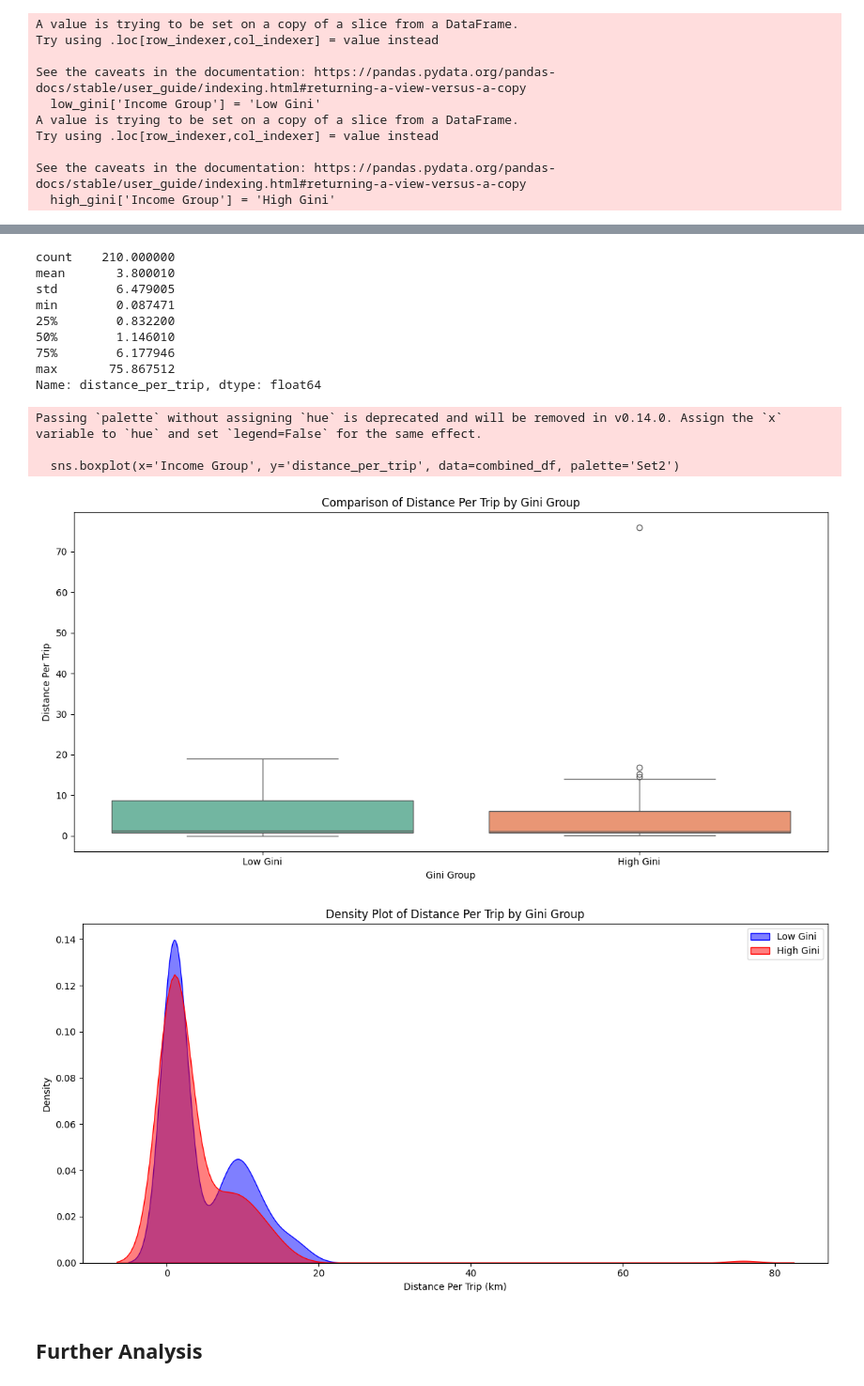
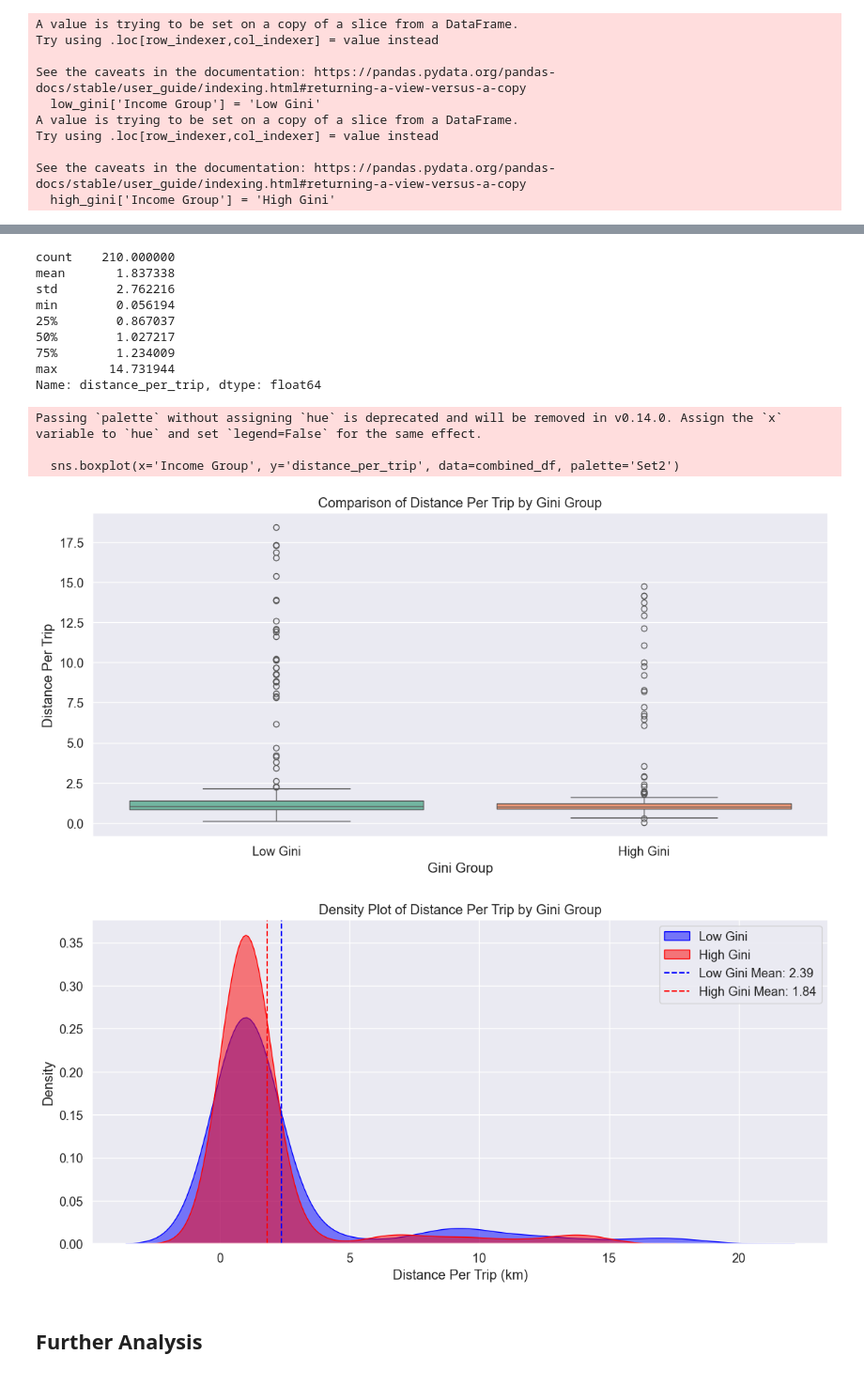
Before and after one commit to carobs9/thesis_project, a Jupyter notebook: trip_analysis/trip_analysis.ipynb, the cells around one changed output, grey strips where cells are left out. Shown: that part at 94% size. Saved outputs shown, nothing was run; the diff lists cells and outputs as text; code cells hidden in the pictures.

Commit message:
updated figures

```diff
--- a/trip_analysis/trip_analysis.ipynb
+++ b/trip_analysis/trip_analysis.ipynb
@@ -8,6 +8,8 @@ import seaborn as sns
 import matplotlib.pyplot as plt
 import matplotlib.ticker as mticker
 from utils import build_trip_count, build_distance_count, get_district_names, normalize_by_pop, get_income_data, add_quantiles
+# %%
+sns.set(font_scale=1.2)
 # %%
 if cfg.type_of_study == 'month':
     all_viajes = pd.read_csv(cfg.VIAJES_DATA / 'all_viajes_month_0322.csv', thousands='.',decimal=',')  # Subtracting trips in Madrid districts during March 2022
@@ -18,5 +20,8 @@ elif cfg.type_of_study == 'week':
 elif cfg.type_of_study == 'two_weeks':
     all_viajes = pd.read_csv(cfg.VIAJES_DATA / 'viajes_two_weeks_0322.csv', thousands='.',decimal=',')  # Subtracting trips in Madrid districts during 2 weeks
     data_name = 'Two Weeks'
+elif cfg.type_of_study == 'weekend':
+    all_viajes = pd.read_csv(cfg.VIAJES_DATA / 'viajes_weekend_0322.csv', thousands='.',decimal=',')  # Subtracting trips in Madrid districts during 2 weeks
+    data_name = 'Weekend'
 else:
     raise ValueError('No time of study has been set')
@@ -332,13 +331,13 @@ Name: distance_per_trip, dtype: float64
 high_gini['distance_per_trip'].describe()
 # %% [output]
 count    210.000000
-mean       3.800010
-std        6.479005
-min        0.087471
-25%        0.832200
-50%        1.146010
-75%        6.177946
-max       75.867512
+mean       1.837338
+std        2.762216
+min        0.056194
+25%        0.867037
+50%        1.027217
+75%        1.234009
+max       14.731944
 Name: distance_per_trip, dtype: float64
 # %%
 combined_df = pd.concat([low_gini, high_gini])
@@ -359,21 +358,27 @@ plt.show()
 Passing `palette` without assigning `hue` is deprecated and will be removed in v0.14.0. Assign the `x` variable to `hue` and set `legend=False` for the same effect.
 
   sns.boxplot(x='Income Group', y='distance_per_trip', data=combined_df, palette='Set2')
-[figure, old version]
+[figure, new version]
 # %%
 plt.figure(figsize=(12, 6))
 sns.kdeplot(low_gini['distance_per_trip'], label='Low Gini', fill=True, color='blue', alpha=0.5)
 sns.kdeplot(high_gini['distance_per_trip'], label='High Gini', fill=True, color='red', alpha=0.5)
+
+low_gini_mean = low_gini['distance_per_trip'].mean()
+high_gini_mean = high_gini['distance_per_trip'].mean()
+
+plt.axvline(low_gini_mean, color='blue', linestyle='--', label=f'Low Gini Mean: {low_gini_mean:.2f}')
+plt.axvline(high_gini_mean, color='red', linestyle='--', label=f'High Gini Mean: {high_gini_mean:.2f}')
 
 plt.title('Density Plot of Distance Per Trip by Gini Group')
 plt.xlabel('Distance Per Trip (km)')
 plt.ylabel('Density')
 plt.legend()
 plt.tight_layout()
 plt.savefig(cfg.FIGURES_PATH / 'distance_per_trip_gini_density.png', dpi=300)
 plt.show()
 # %% [output]
-[figure, old version]
+[figure, new version]
 # %% [markdown]
 ## Further Analysis
 # %%
```
Also changed, not shown: parts of 33 cells of this notebook, 51 other files.
